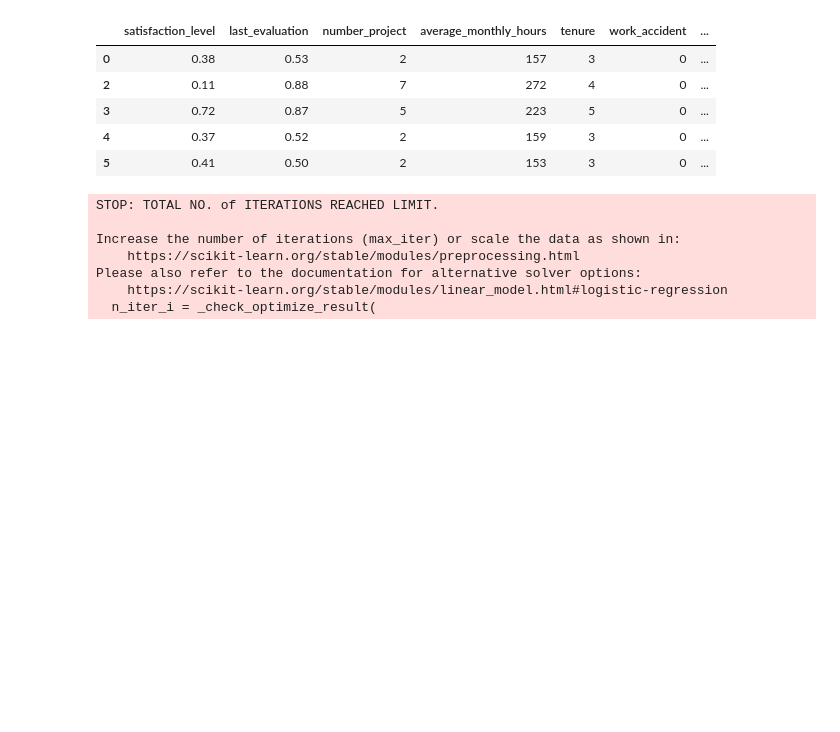
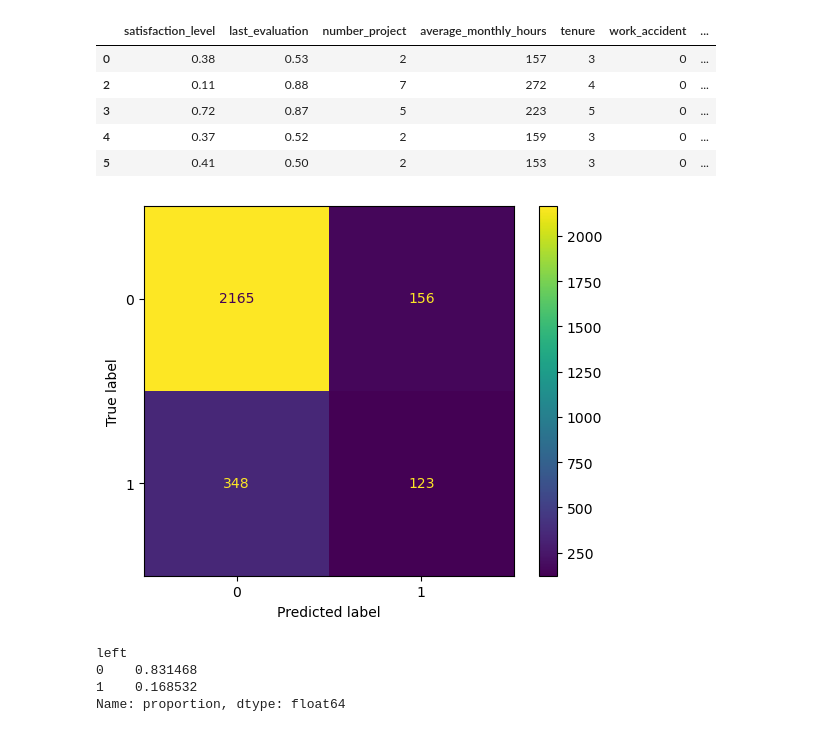
Before and after one commit to Dilawar777/Employee-attrition-prediction, a Jupyter notebook: notebooks/1_data_cleaning_eda.ipynb, the cells around one changed output. Saved outputs shown, nothing was run; the diff lists cells and outputs as text; code cells hidden in the pictures; blank space fills up the shorter version.

```diff
--- a/notebooks/1_data_cleaning_eda.ipynb
+++ b/notebooks/1_data_cleaning_eda.ipynb
@@ -336,10 +336,18 @@ X_train, X_test, y_train, y_test = train_test_split(X, y, test_size=0.25, strati
 # %%
-log_clf = LogisticRegression(random_state=42, max_iter=500).fit(X_train, y_train)
+log_clf = LogisticRegression(random_state = 42 , max_iter = 1000).fit(X_train,y_train)
-# %% [output]
-STOP: TOTAL NO. of ITERATIONS REACHED LIMIT.
-
-Increase the number of iterations (max_iter) or scale the data as shown in:
-    https://scikit-learn.org/stable/modules/preprocessing.html
-Please also refer to the documentation for alternative solver options:
-    https://scikit-learn.org/stable/modules/linear_model.html#logistic-regression
-  n_iter_i = _check_optimize_result(
+# %%
+y_pred = log_clf.predict(X_test)
+# %%
+log_cm = confusion_matrix(y_test, y_pred , labels = log_clf.classes_)
+log_disp = ConfusionMatrixDisplay(confusion_matrix = log_cm, display_labels = log_clf.classes_)
+log_disp.plot(values_format='')
+plt.show()
+# %% [output]
+[figure, added]
+# %%
+df_logreg['left'].value_counts(normalize=True)
+# %% [output]
+left
+0    0.831468
+1    0.168532
+Name: proportion, dtype: float64
```
Also changed, not shown: parts of 1 cell of this notebook.
